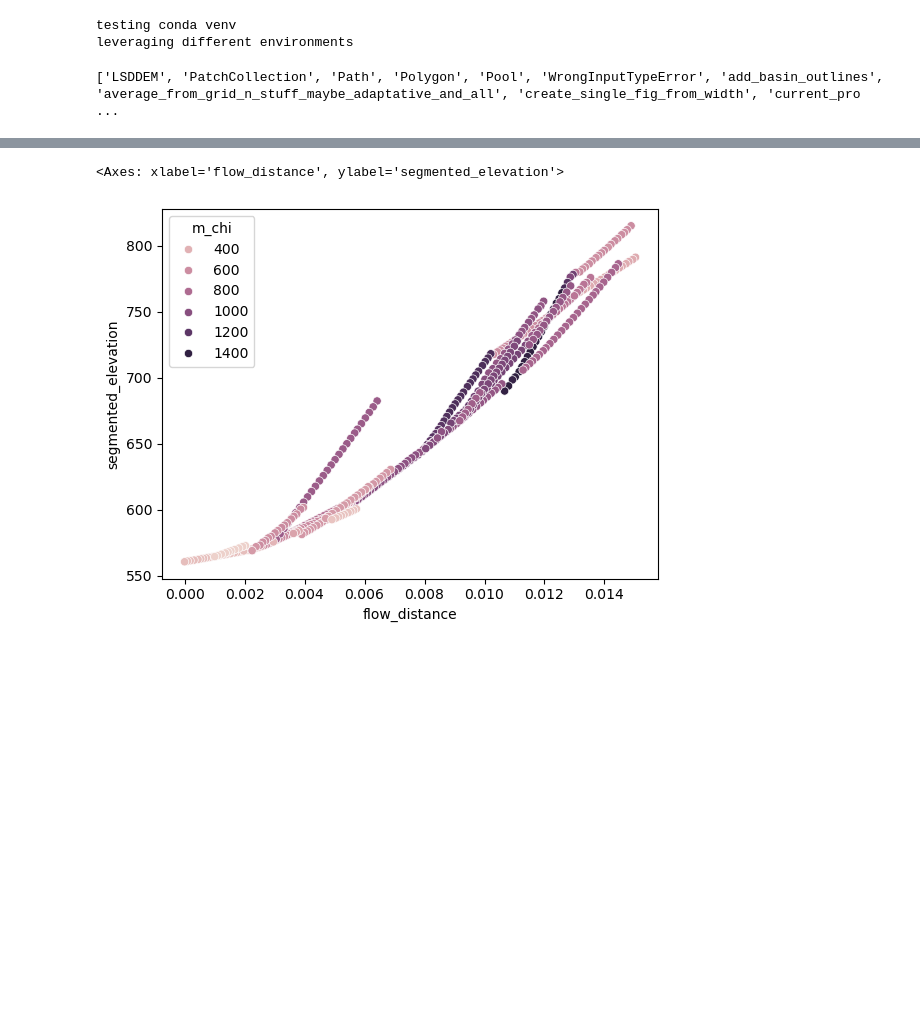
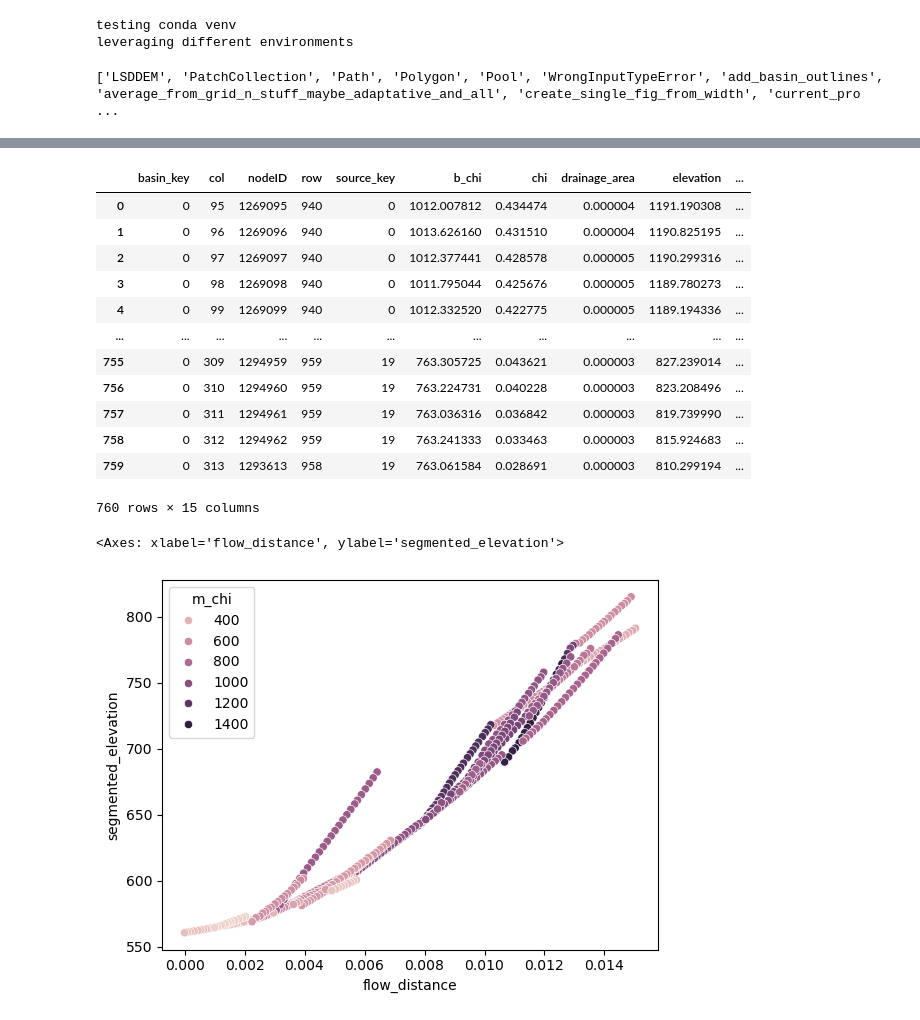
Before and after one commit to ntlewis1251/research, a Jupyter notebook: working_files/topo.ipynb, the cells around one changed output, grey strips where cells are left out. Drawn from its saved outputs; the diff is of its cells as text; code cells hidden in the pictures; blank space fills up the shorter version.

```diff
--- a/working_files/topo.ipynb
+++ b/working_files/topo.ipynb
@@ -53,0 +18,3 @@ x
+# %%
+df = generate_ksn()
+gdf = gpd.GeoDataFrame(df, geometry=gpd.points_from_xy(df.x,df.y))
@@ -54,3 +39,19 @@ x
+# %%
+gdf
+# %% [output]
+|  | basin_key | col | nodeID | row | source_key | b_chi | chi | drainage_area | elevation | ... |
+| 0 | 0 | 95 | 1269095 | 940 | 0 | 1012.007812 | 0.434474 | 0.000004 | 1191.190308 | ... |
+| 1 | 0 | 96 | 1269096 | 940 | 0 | 1013.626160 | 0.431510 | 0.000004 | 1190.825195 | ... |
+| 2 | 0 | 97 | 1269097 | 940 | 0 | 1012.377441 | 0.428578 | 0.000005 | 1190.299316 | ... |
+| 3 | 0 | 98 | 1269098 | 940 | 0 | 1011.795044 | 0.425676 | 0.000005 | 1189.780273 | ... |
+| 4 | 0 | 99 | 1269099 | 940 | 0 | 1012.332520 | 0.422775 | 0.000005 | 1189.194336 | ... |
+| ... | ... | ... | ... | ... | ... | ... | ... | ... | ... | ... |
+| 755 | 0 | 309 | 1294959 | 959 | 19 | 763.305725 | 0.043621 | 0.000003 | 827.239014 | ... |
+| 756 | 0 | 310 | 1294960 | 959 | 19 | 763.224731 | 0.040228 | 0.000003 | 823.208496 | ... |
+| 757 | 0 | 311 | 1294961 | 959 | 19 | 763.036316 | 0.036842 | 0.000003 | 819.739990 | ... |
+| 758 | 0 | 312 | 1294962 | 959 | 19 | 763.241333 | 0.033463 | 0.000003 | 815.924683 | ... |
+| 759 | 0 | 313 | 1293613 | 958 | 19 | 763.061584 | 0.028691 | 0.000003 | 810.299194 | ... |
+760 rows × 15 columns
 # %%
 sns.scatterplot(x=x['flow_distance'],y=x['segmented_elevation'], hue=x['m_chi'])
 # %% [output]
```
Also changed, not shown: parts of 3 cells of this notebook, 4 other files.
